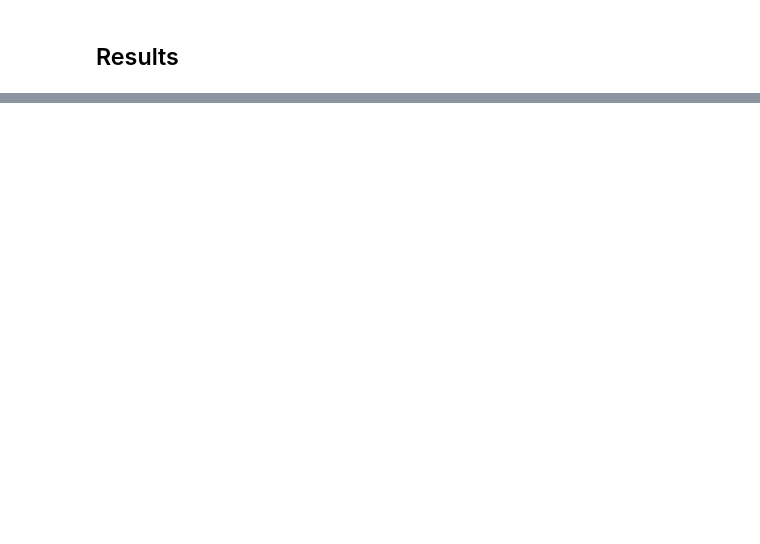
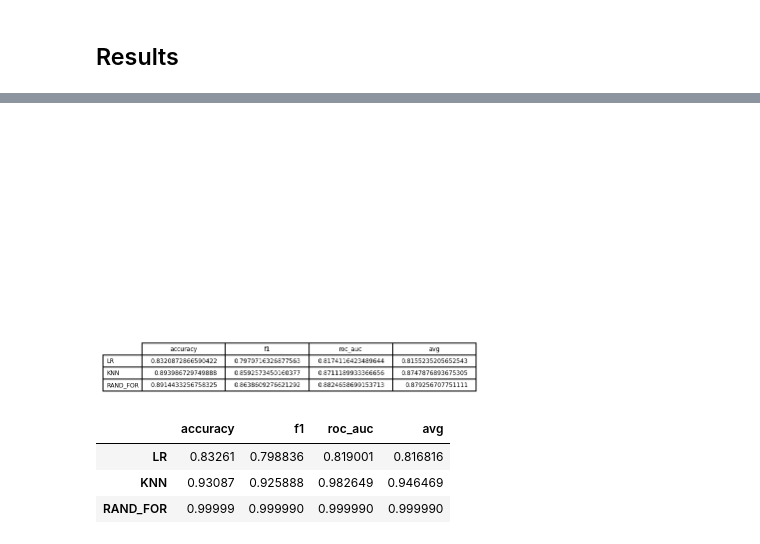
Before and after one commit to sh-biswas/COGS118A_Final_Project, a Jupyter notebook: Final_Project.ipynb, the cells around one changed output, grey strips where cells are left out. Saved outputs shown, nothing was run; the diff lists cells and outputs as text; code cells hidden in the pictures; blank space fills up the shorter version.

```diff
--- a/Final_Project.ipynb
+++ b/Final_Project.ipynb
@@ -972,19 +1670,19 @@ results1
 # %%
-# Get accuracy, FSC, and AUC averaged across all data sets (algorithms in rows, metrics in columns)
+# Get accuracy, FSC, and AUC averaged across all data sets (algorithms in rows, metrics in columns) - test performance
 acc = 0
 f1 = 0
 roc = 0
-results2 = np.zeros((3, 3))
+results_test_metrics = np.zeros((3, 3))
 
 for row, algo in enumerate(algorithms):
     for i, data in enumerate(datasets):
-        sums = [sum_ for sum_ in results[i][data][algo].sum()]
+        sums = [sum_ for sum_ in results_test[i][data][algo].sum()]
         acc += sums[0]
         f1 += sums[1]
         roc += sums[2]
-    results2[row][0] = acc/20
-    results2[row][1] = f1/20
-    results2[row][2] = roc/20
+    results_test_metrics[row][0] = acc/20
+    results_test_metrics[row][1] = f1/20
+    results_test_metrics[row][2] = roc/20
     acc = 0
     f1 = 0
     roc = 0
@@ -997,2 +1689,2 @@ array([[0.80600236, 0.69028612, 0.77885415],
 # %%
-results2 = pd.DataFrame(results2, columns = metrics, index = algorithms)
+results_test_metrics = pd.DataFrame(results_test_metrics, columns = metrics, index = algorithms)
@@ -1018,0 +1701,12 @@ results1.to_csv('results_over_datasets'index=False)
+# %%
+from pandas.plotting import table
+
+ax = plt.subplot(111, frame_on=False) # no visible frame
+ax.xaxis.set_visible(False)  # hide the x axis
+ax.yaxis.set_visible(False)  # hide the y axis
+
+table(ax, results_test_metrics)  # where df is your data frame
+
+plt.savefig('results_test_metrics.png')
+# %% [output]
+[figure, added]
@@ -1018,0 +1732,12 @@ results1.to_csv('results_over_datasets'index=False)
+# %%
+results_train_metrics = pd.DataFrame(results_train_metrics, columns = metrics, index = algorithms)
+
+#results_test_metrics.sum(axis=1)
+sum_metrics = [sum_/3 for sum_ in results_train_metrics.sum(axis=1)]
+results_train_metrics['avg'] = sum_metrics
+results_train_metrics
+# %% [output]
+|  | accuracy | f1 | roc_auc | avg |
+| LR | 0.83261 | 0.798836 | 0.819001 | 0.816816 |
+| KNN | 0.93087 | 0.925888 | 0.982649 | 0.946469 |
+| RAND_FOR | 0.99999 | 0.999990 | 0.999990 | 0.999990 |
```
Also changed, not shown: parts of 93 cells of this notebook, 14 other files.
